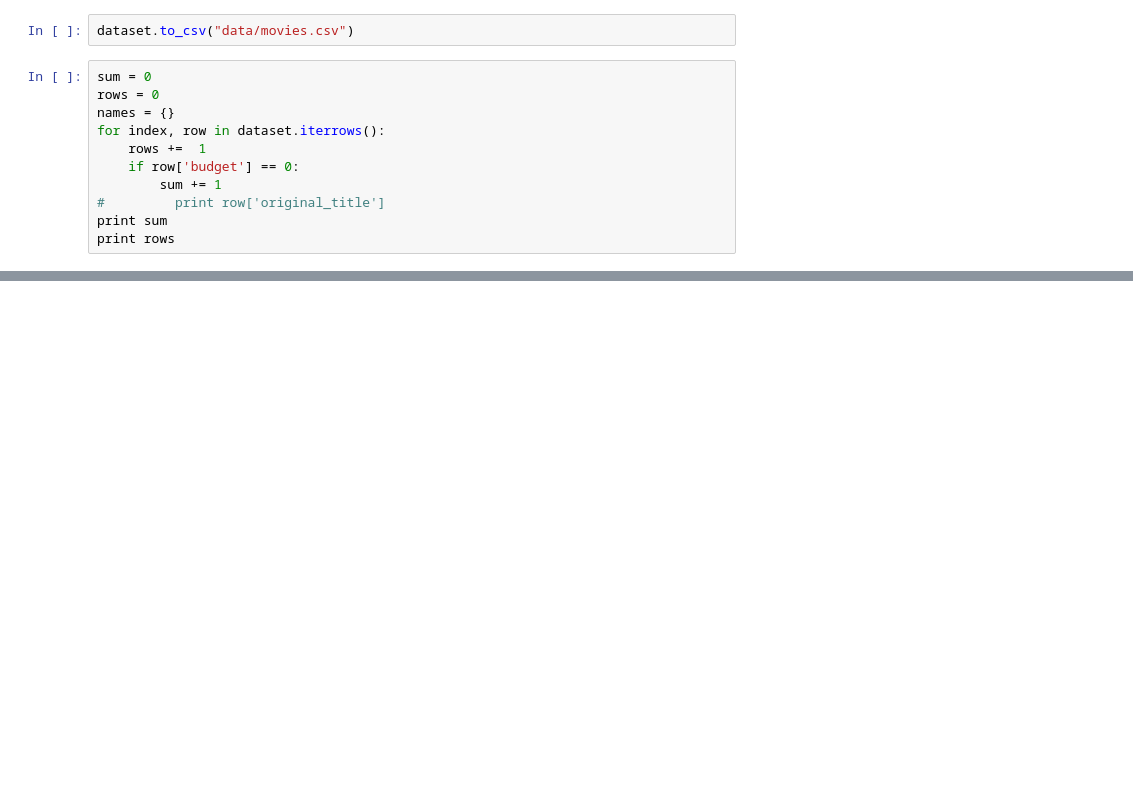
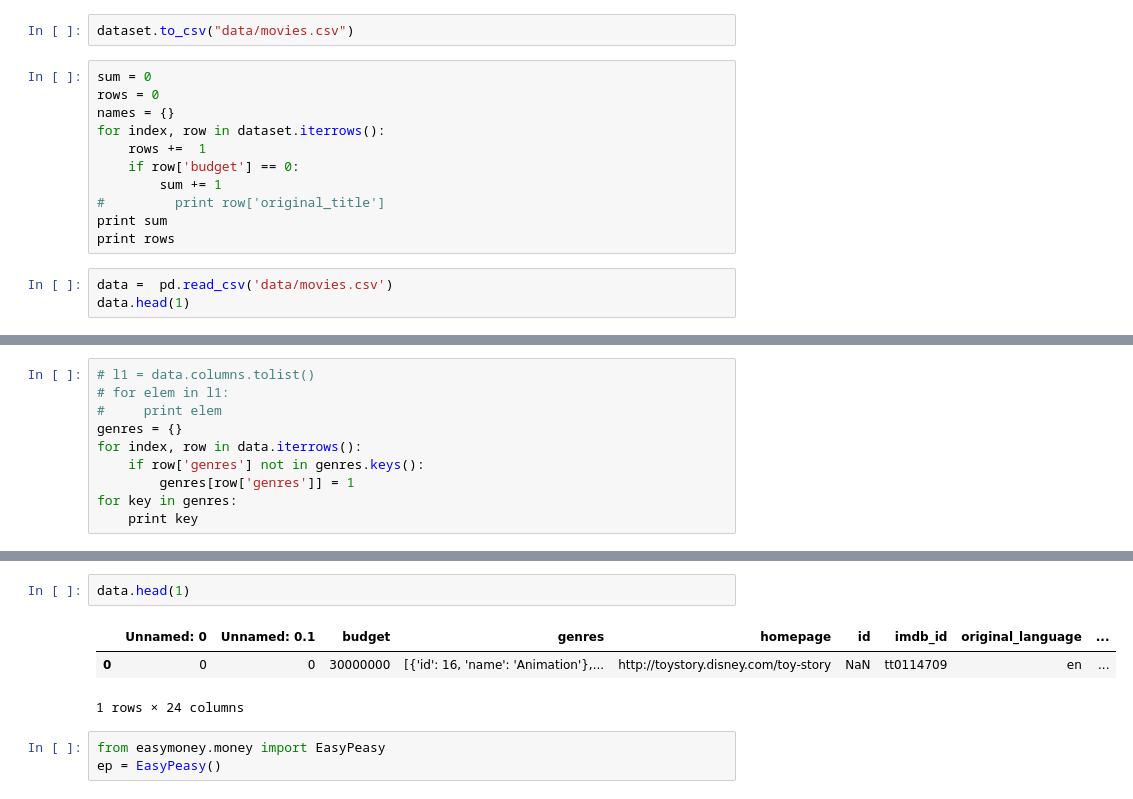
Before and after one commit to apoovey/DataScienceFinalProject, a Jupyter notebook: merge_datasets.ipynb, the cells around one changed output, grey strips where cells are left out. Cells and saved outputs as stored; diff of their text form; blank space fills up the shorter version.

```diff
--- a/merge_datasets.ipynb
+++ b/merge_datasets.ipynb
@@ -107,3 +109,6 @@ for index, row in dataset.iterrows():
 #         print row['original_title']
 print sum
 print rows
+# %%
+data =  pd.read_csv('data/movies.csv')
+data.head(1)
@@ -109,0 +133,10 @@ print rows
+# %%
+# l1 = data.columns.tolist()
+# for elem in l1:
+#     print elem
+genres = {}
+for index, row in data.iterrows():
+    if row['genres'] not in genres.keys():
+        genres[row['genres']] = 1
+for key in genres:
+    print key
@@ -109,0 +204,9 @@ print rows
+# %%
+data.head(1)
+# %% [output]
+|  | Unnamed: 0 | Unnamed: 0.1 | budget | genres | homepage | id | imdb_id | original_language | ... |
+| 0 | 0 | 0 | 30000000 | [{'id': 16, 'name': 'Animation'},... | http://toystory.disney.com/toy-story | NaN | tt0114709 | en | ... |
+1 rows × 24 columns
+# %%
+from easymoney.money import EasyPeasy
+ep = EasyPeasy()
```
Also changed, not shown: parts of 8 cells of this notebook, 1 other file.
